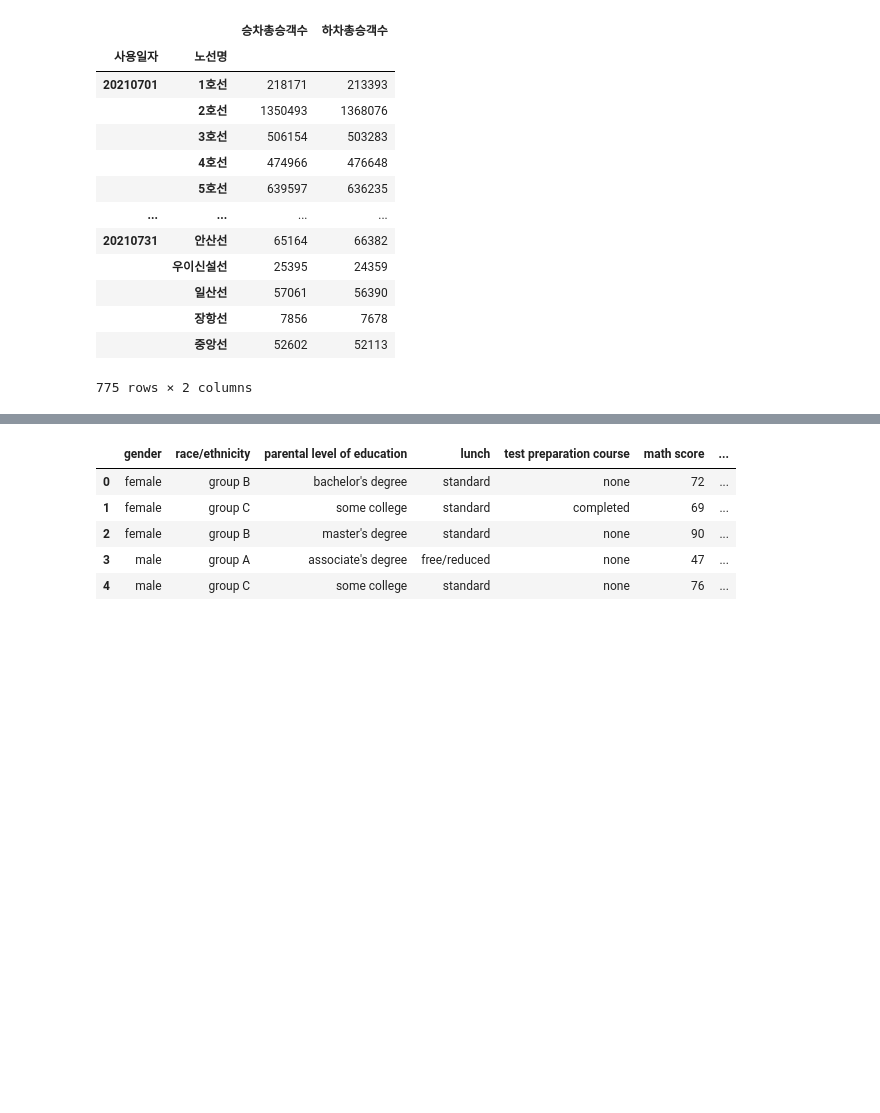
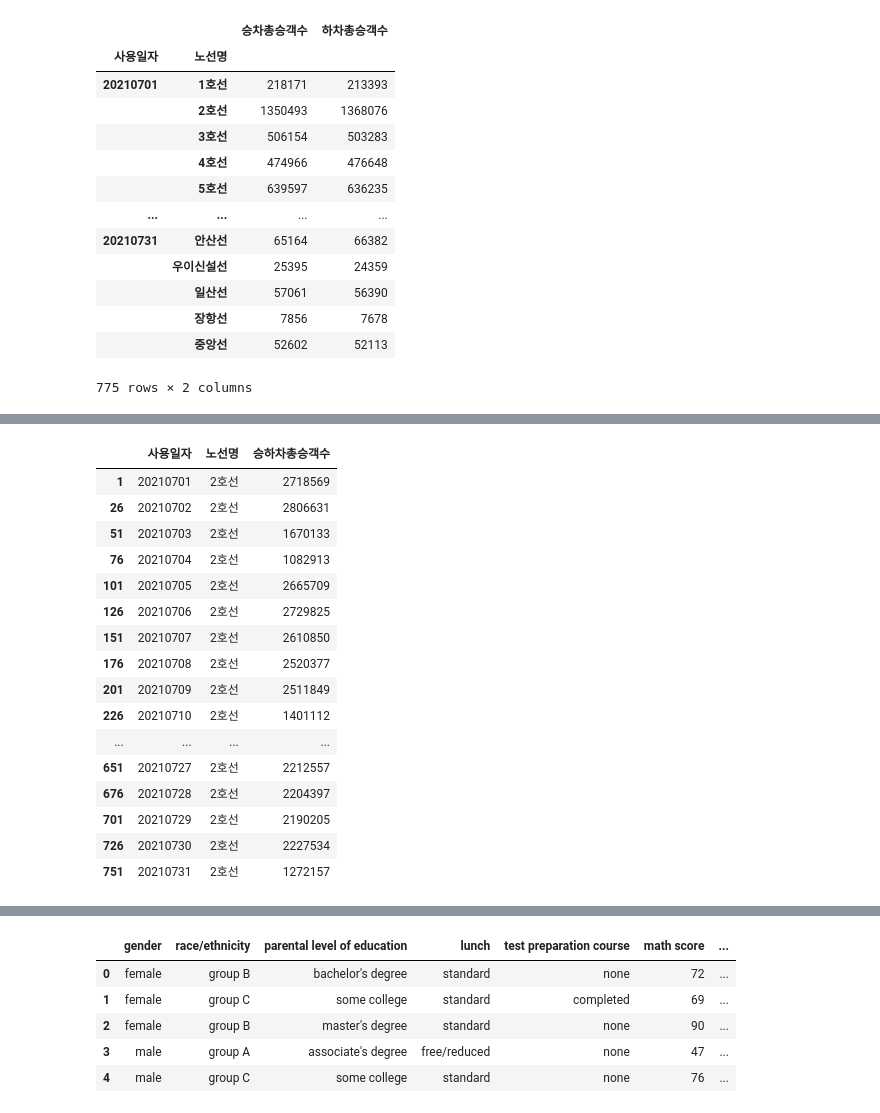
Before and after one commit to dnjsclf145/CDsamsung, a Jupyter notebook: 05실습답안.ipynb, the cells around one changed output, grey strips where cells are left out. Saved outputs shown, nothing was run; the diff lists cells and outputs as text; code cells hidden in the pictures; blank space fills up the shorter version.

```diff
--- a/05실습답안.ipynb
+++ b/05실습답안.ipynb
@@ -121,0 +142,4 @@ df_subway.groupby(['사용일자','노선명'])['승차총승객수','하차총
+# %%
+import pandas as pd
+df_subway = pd.read_csv('./data/CARD_SUBWAY_MONTH_202107.csv', encoding='CP949')
+df_subway.head()
@@ -121,0 +153,23 @@ df_subway.groupby(['사용일자','노선명'])['승차총승객수','하차총
+# %%
+df_subway['승하차총승객수'] = df_subway['승차총승객수'] + df_subway['하차총승객수']
+df_g = df_subway.groupby(['사용일자','노선명'],as_index = False)['승하차총승객수'].sum()
+df_s= df_g.sort_values(['사용일자','승하차총승객수'], ascending = [True,False])
+df_s.drop_duplicates('사용일자')
+# %% [output]
+|  | 사용일자 | 노선명 | 승하차총승객수 |
+| 1 | 20210701 | 2호선 | 2718569 |
+| 26 | 20210702 | 2호선 | 2806631 |
+| 51 | 20210703 | 2호선 | 1670133 |
+| 76 | 20210704 | 2호선 | 1082913 |
+| 101 | 20210705 | 2호선 | 2665709 |
+| 126 | 20210706 | 2호선 | 2729825 |
+| 151 | 20210707 | 2호선 | 2610850 |
+| 176 | 20210708 | 2호선 | 2520377 |
+| 201 | 20210709 | 2호선 | 2511849 |
+| 226 | 20210710 | 2호선 | 1401112 |
+| ... | ... | ... | ... |
+| 651 | 20210727 | 2호선 | 2212557 |
+| 676 | 20210728 | 2호선 | 2204397 |
+| 701 | 20210729 | 2호선 | 2190205 |
+| 726 | 20210730 | 2호선 | 2227534 |
+| 751 | 20210731 | 2호선 | 1272157 |
```
Also changed, not shown: parts of 14 cells of this notebook, 4 other files.
